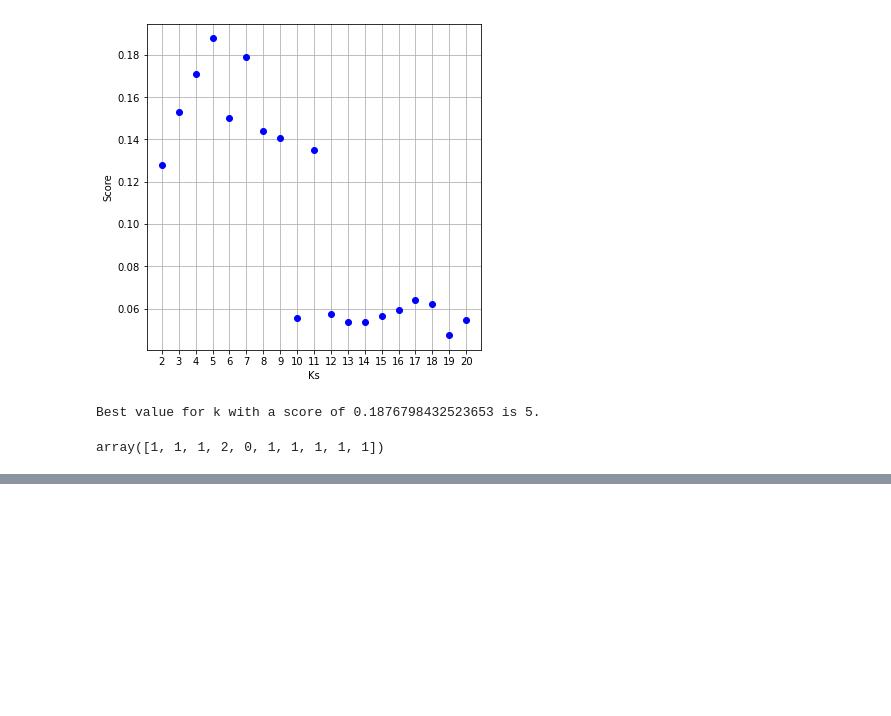
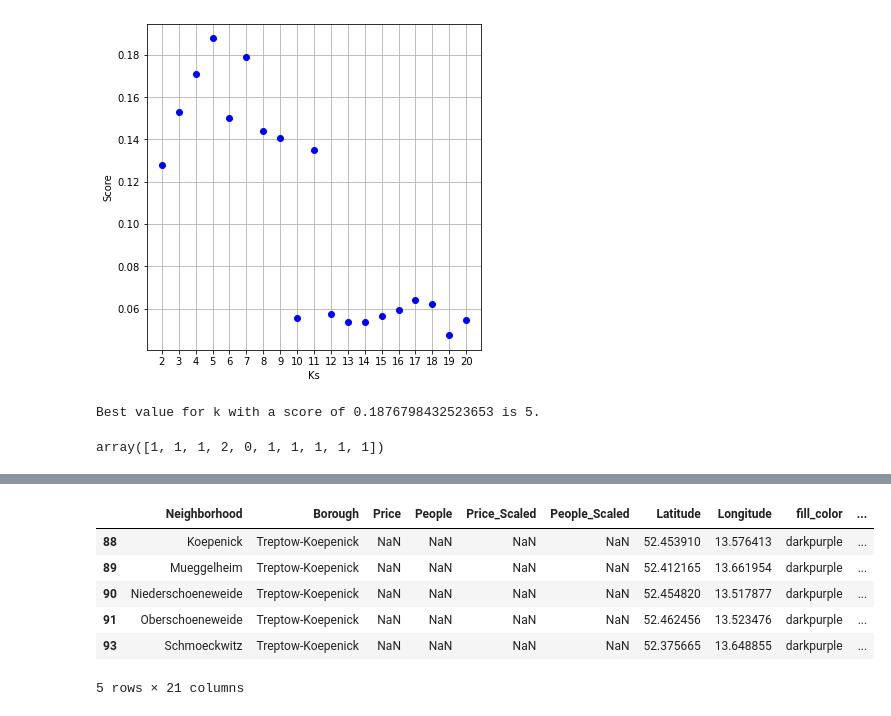
Before and after one commit to El-Gringo-Loco/IBM_Coursera_Capstone, a Jupyter notebook: coursera_capstone_project_week_05.ipynb, the cells around one changed output, grey strips where cells are left out. Cells and saved outputs as stored; diff of their text form; code cells hidden in the pictures; blank space fills up the shorter version.

```diff
--- a/coursera_capstone_project_week_05.ipynb
+++ b/coursera_capstone_project_week_05.ipynb
@@ -697,0 +716,10 @@ map_berlin_4
+# %%
+berlin_1[-5:]
+# %% [output]
+|  | Neighborhood | Borough | Price | People | Price_Scaled | People_Scaled | Latitude | Longitude | fill_color | ... |
+| 88 | Koepenick | Treptow-Koepenick | NaN | NaN | NaN | NaN | 52.453910 | 13.576413 | darkpurple | ... |
+| 89 | Mueggelheim | Treptow-Koepenick | NaN | NaN | NaN | NaN | 52.412165 | 13.661954 | darkpurple | ... |
+| 90 | Niederschoeneweide | Treptow-Koepenick | NaN | NaN | NaN | NaN | 52.454820 | 13.517877 | darkpurple | ... |
+| 91 | Oberschoeneweide | Treptow-Koepenick | NaN | NaN | NaN | NaN | 52.462456 | 13.523476 | darkpurple | ... |
+| 93 | Schmoeckwitz | Treptow-Koepenick | NaN | NaN | NaN | NaN | 52.375665 | 13.648855 | darkpurple | ... |
+5 rows × 21 columns
```
Also changed, not shown: parts of 8 cells of this notebook.
